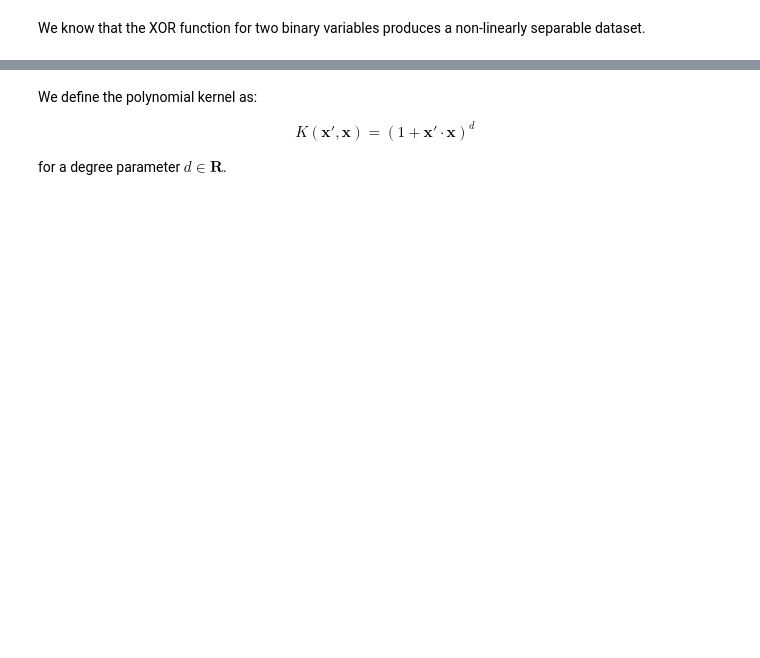
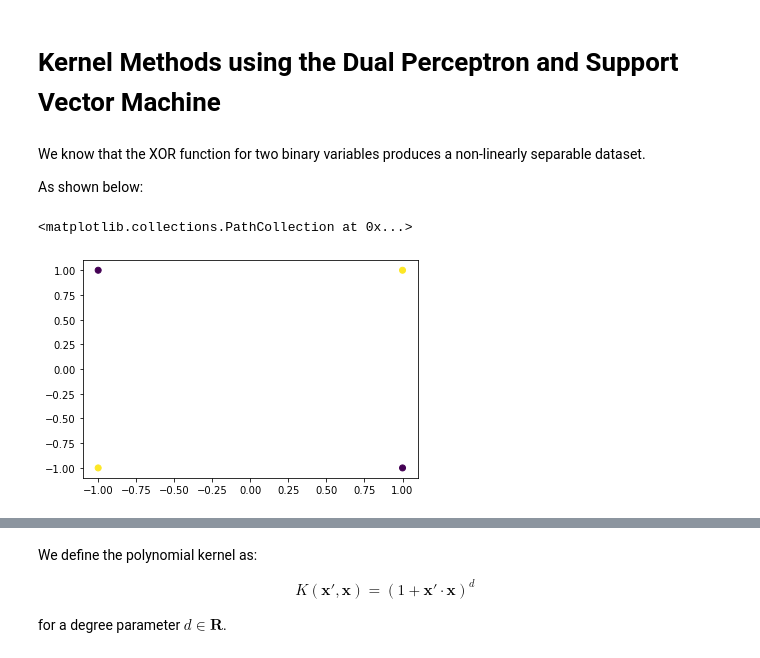
Before and after one commit to nerrma/tutoring, a Jupyter notebook: notebooks/KernelMethods-Lab.ipynb, the cells around one changed output, grey strips where cells are left out. Drawn from its saved outputs; the diff is of its cells as text; code cells hidden in the pictures; blank space fills up the shorter version.

```diff
--- a/notebooks/KernelMethods-Lab.ipynb
+++ b/notebooks/KernelMethods-Lab.ipynb
@@ -6,2 +1,2 @@ import numpy as np
 # %% [markdown]
-We know that the XOR function for two binary variables produces a non-linearly separable dataset.
+# Kernel Methods using the Dual Perceptron and Support Vector Machine
@@ -8,7 +6,16 @@ We know that the XOR function for two binary variables produces a non-linearly s
+# %% [markdown]
+We know that the XOR function for two binary variables produces a non-linearly separable dataset.
+
+As shown below:
 # %%
-X = np.array([[1,0,0],
-             [1,0,1],
-             [1,1,0],
+X = np.array([[1,-1,-1],
+             [1,-1,1],
+             [1,1,-1],
              [1,1,1]])
-y = np.array([-1, 1, 1, -1])
+y = np.array([1, -1, -1, 1])
+
+plt.scatter(X[:, 1], X[:, 2], c=y)
+# %% [output]
+<matplotlib.collections.PathCollection at 0x...>
+[figure, added]
 # %% [markdown]
```
Also changed, not shown: parts of 20 cells of this notebook.
